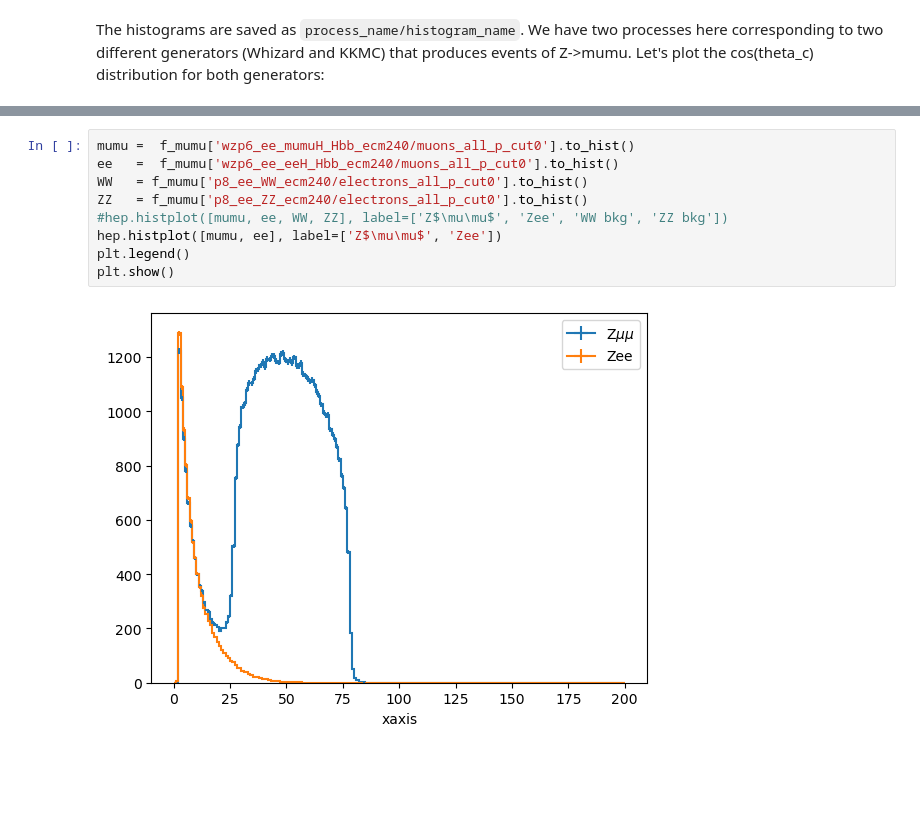
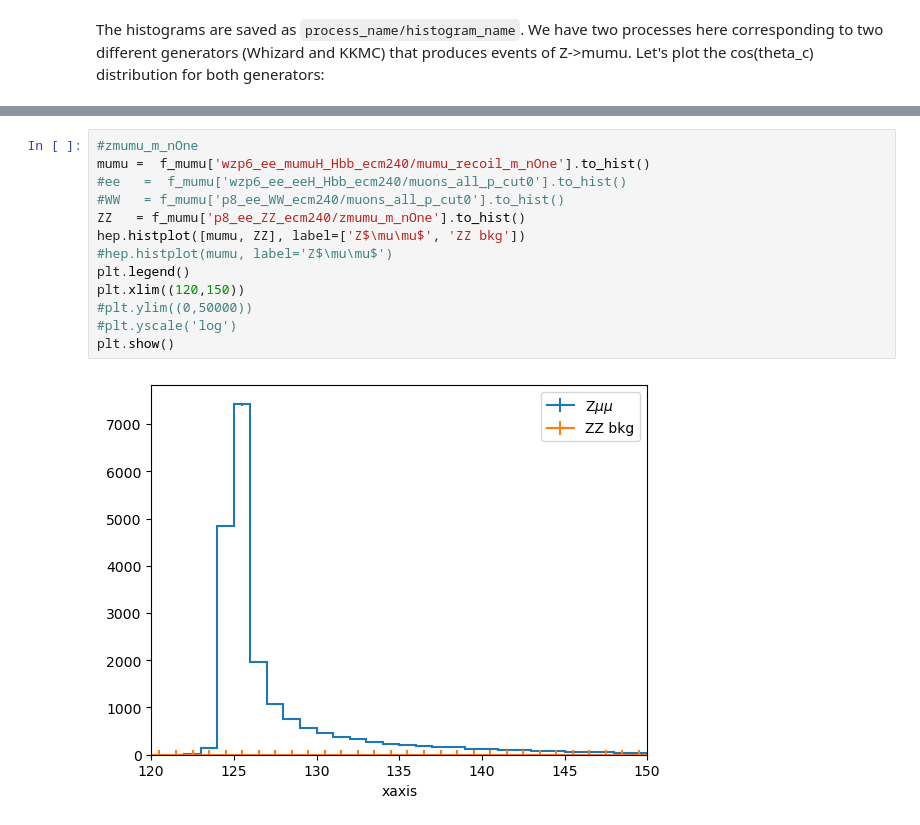
Before and after one commit to ilsanford/FCCAnalyzer, a Jupyter notebook: analyses/h_bb/h_bb.ipynb, the cells around one changed output, grey strips where cells are left out. Saved outputs shown, nothing was run; the diff lists cells and outputs as text; blank space fills up the shorter version.

```diff
--- a/analyses/h_bb/h_bb.ipynb
+++ b/analyses/h_bb/h_bb.ipynb
@@ -48,13 +52,17 @@ plt.show()
 # %%
-mumu =  f_mumu['wzp6_ee_mumuH_Hbb_ecm240/muons_all_p_cut0'].to_hist()
-ee   =  f_mumu['wzp6_ee_eeH_Hbb_ecm240/muons_all_p_cut0'].to_hist()
-WW   = f_mumu['p8_ee_WW_ecm240/electrons_all_p_cut0'].to_hist()
-ZZ   = f_mumu['p8_ee_ZZ_ecm240/electrons_all_p_cut0'].to_hist()
-#hep.histplot([mumu, ee, WW, ZZ], label=['Z$\mu\mu$', 'Zee', 'WW bkg', 'ZZ bkg'])
-hep.histplot([mumu, ee], label=['Z$\mu\mu$', 'Zee'])
+#zmumu_m_nOne
+mumu =  f_mumu['wzp6_ee_mumuH_Hbb_ecm240/mumu_recoil_m_nOne'].to_hist()
+#ee   =  f_mumu['wzp6_ee_eeH_Hbb_ecm240/muons_all_p_cut0'].to_hist()
+#WW   = f_mumu['p8_ee_WW_ecm240/muons_all_p_cut0'].to_hist()
+ZZ   = f_mumu['p8_ee_ZZ_ecm240/zmumu_m_nOne'].to_hist()
+hep.histplot([mumu, ZZ], label=['Z$\mu\mu$', 'ZZ bkg'])
+#hep.histplot(mumu, label='Z$\mu\mu$')
 plt.legend()
+plt.xlim((120,150))
+#plt.ylim((0,50000))
+#plt.yscale('log')
 plt.show()
 # %% [output]
-[figure, old version]
+[figure, new version]
 # %%
 lumi = 7200000
```
Also changed, not shown: parts of 9 cells of this notebook, 1 other file.
